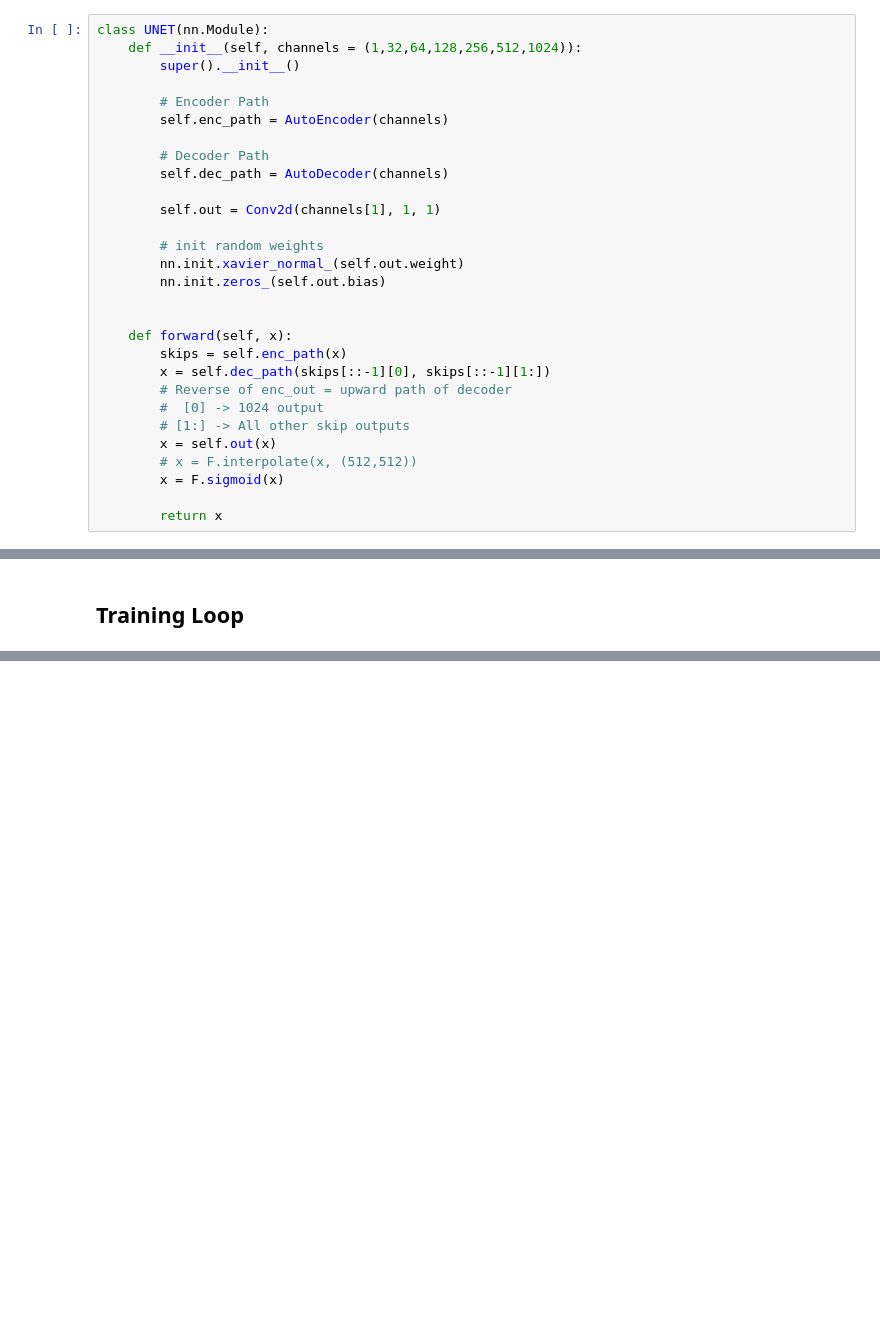
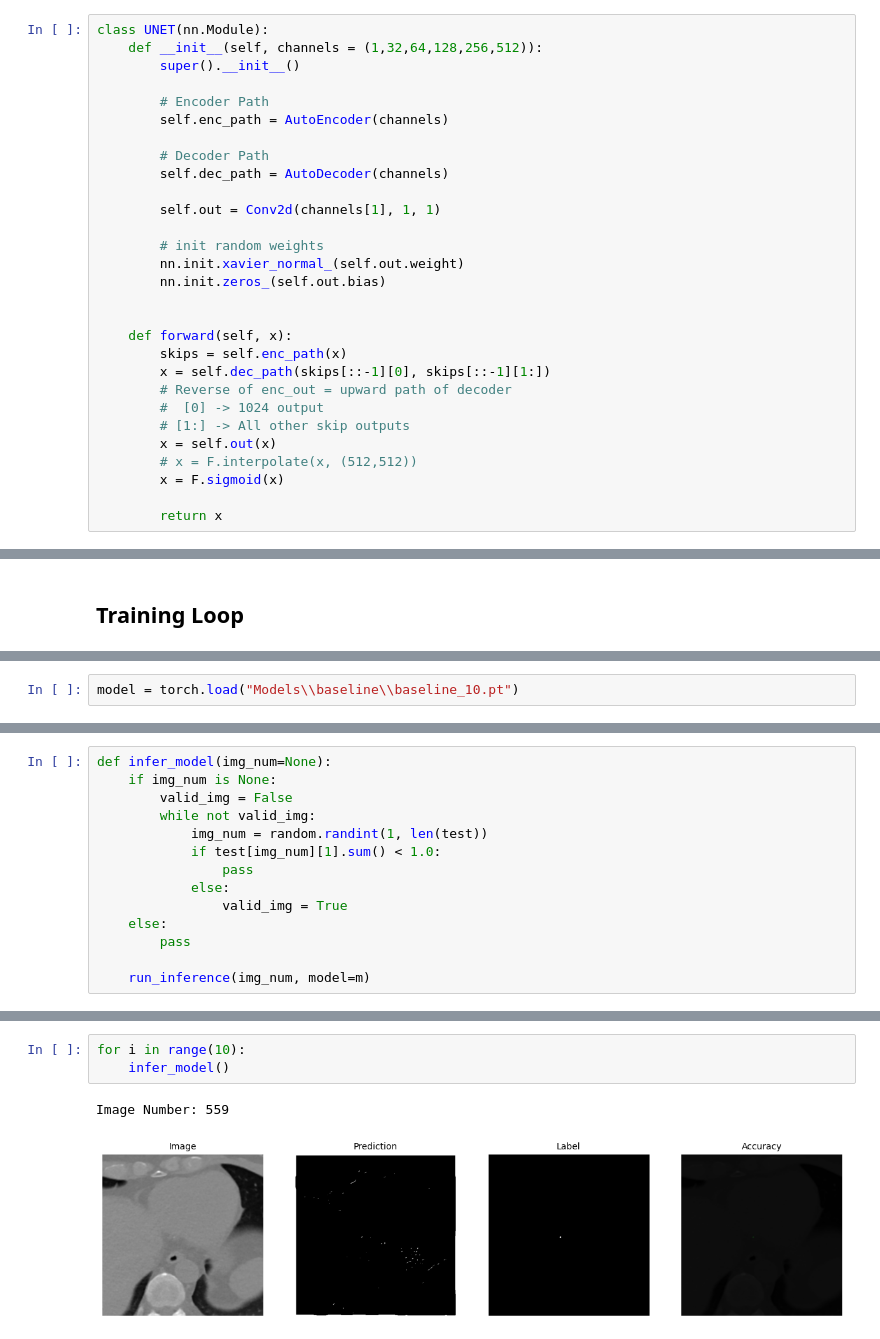
Before and after one commit to RyanChew1/Chest-CT-CAC-Scores, a Jupyter notebook: baseline_unet.ipynb, the cells around one changed output, grey strips where cells are left out. Cells and saved outputs as stored; diff of their text form; blank space fills up the shorter version.

```diff
--- a/baseline_unet.ipynb
+++ b/baseline_unet.ipynb
@@ -278,7 +290,7 @@ class AutoDecoder(nn.Module):
         return x
 # %%
 class UNET(nn.Module):
-    def __init__(self, channels = (1,32,64,128,256,512,1024)):
+    def __init__(self, channels = (1,32,64,128,256,512)):
         super().__init__()
 
         # Encoder Path
@@ -551,0 +514,2 @@ CFG.model_name
+# %%
+model = torch.load("Models\\baseline\\baseline_10.pt")
@@ -551,0 +564,14 @@ CFG.model_name
+# %%
+def infer_model(img_num=None):
+    if img_num is None:
+        valid_img = False
+        while not valid_img:
+            img_num = random.randint(1, len(test))
+            if test[img_num][1].sum() < 1.0:
+                pass
+            else:
+                valid_img = True
+    else:
+        pass
+
+    run_inference(img_num, model=m)
@@ -551,0 +584,6 @@ CFG.model_name
+# %%
+for i in range(10):
+    infer_model()
+# %% [output]
+Image Number: 559
+[figure, added]
```
Also changed, not shown: parts of 50 cells of this notebook, 24 other files.
